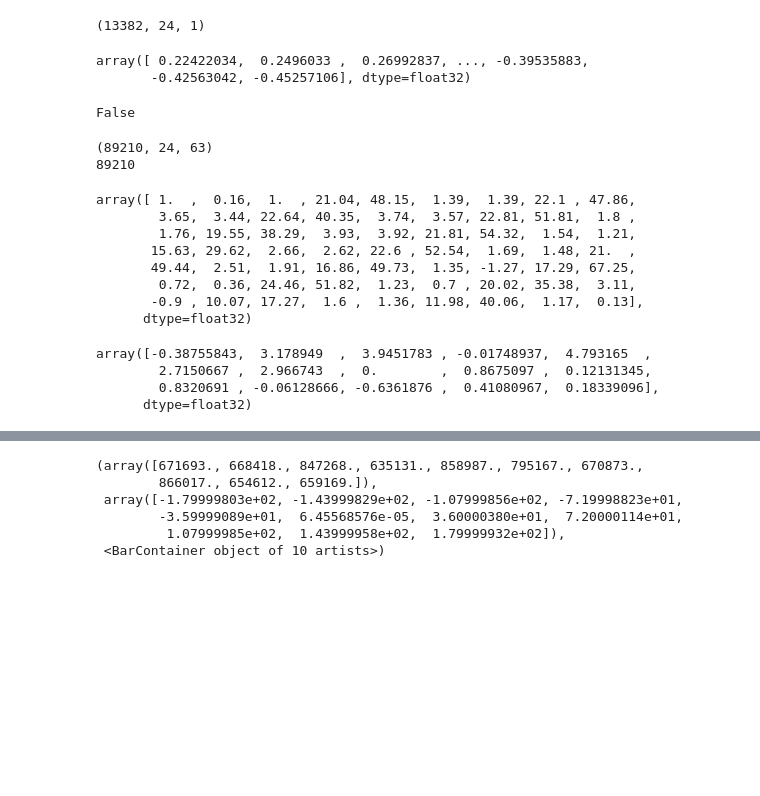
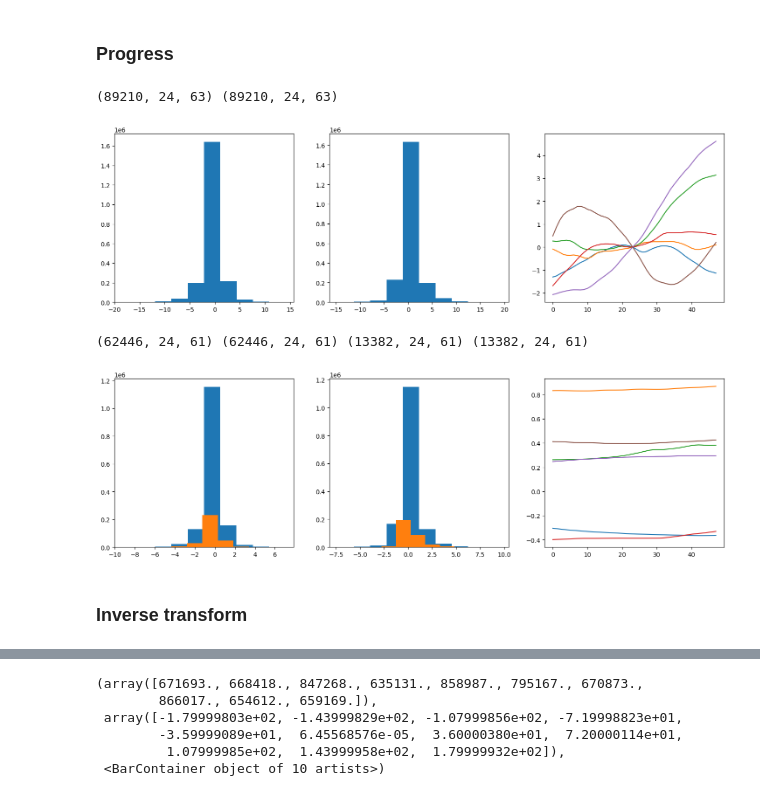
Before and after one commit to arnaud-odet/Time-Series-Library, a Jupyter notebook: sandbox.ipynb, the cells around one changed output, grey strips where cells are left out. Saved outputs shown, nothing was run; the diff lists cells and outputs as text; code cells hidden in the pictures; blank space fills up the shorter version.

```diff
--- a/sandbox.ipynb
+++ b/sandbox.ipynb
@@ -48,35 +27,36 @@ array([ 1.3646619,  1.284041 ,  1.2648414, ..., -1.5220808, -1.5651474,
-# %%
-print(uscds_te.data_y.shape)
-uscds_te.data_y[:,-1,0]
-# %% [output]
-(13382, 24, 1)
-array([ 0.22422034,  0.2496033 ,  0.26992837, ..., -0.39535883,
-       -0.42563042, -0.45257106], dtype=float32)
-# %%
-usc_args.use_action_progress
-# %% [output]
-False
-# %%
-Y_tr_true = np.load('./dataset/USC/seq24_pred24_Y.npy')
-print(Y_tr_true.shape)
-print(uscds_tr.data_y.shape[0] + 2*uscds_te.data_y.shape[0] )
-np.round(Y_tr_true[0,0,:],2)
-# %% [output]
-(89210, 24, 63)
-89210
-array([ 1.  ,  0.16,  1.  , 21.04, 48.15,  1.39,  1.39, 22.1 , 47.86,
-        3.65,  3.44, 22.64, 40.35,  3.74,  3.57, 22.81, 51.81,  1.8 ,
-        1.76, 19.55, 38.29,  3.93,  3.92, 21.81, 54.32,  1.54,  1.21,
-       15.63, 29.62,  2.66,  2.62, 22.6 , 52.54,  1.69,  1.48, 21.  ,
-       49.44,  2.51,  1.91, 16.86, 49.73,  1.35, -1.27, 17.29, 67.25,
-        0.72,  0.36, 24.46, 51.82,  1.23,  0.7 , 20.02, 35.38,  3.11,
-       -0.9 , 10.07, 17.27,  1.6 ,  1.36, 11.98, 40.06,  1.17,  0.13],
-      dtype=float32)
-# %%
-angle_mask = [(i+2)%4 == 0 and i >2 for i in range(Y_tr_true.shape[2])]
-Y_tr_true[0,-1,angle_mask]
-# %% [output]
-array([-0.38755843,  3.178949  ,  3.9451783 , -0.01748937,  4.793165  ,
-        2.7150667 ,  2.966743  ,  0.        ,  0.8675097 ,  0.12131345,
-        0.8320691 , -0.06128666, -0.6361876 ,  0.41080967,  0.18339096],
-      dtype=float32)
+# %% [markdown]
+### Progress
+# %%
+th = 24
+Xs = np.load(f'./dataset/USC/seq{th}_pred{th}_X.npy')
+Ys = np.load(f'./dataset/USC/seq{th}_pred{th}_Y.npy')
+print(Xs.shape, Ys.shape)
+
+fig, axs = plt.subplots(1,3,figsize = (18,5));
+axs[0].hist(Xs[:,:,1].reshape(-1));
+axs[1].hist(Ys[:,:,1].reshape(-1));
+for i in range(6):
+    ind = np.random.randint(Xs.shape[0])
+    axs[2].plot(np.concatenate((Xs[ind,:,1], Ys[ind,:,1])))
+# %% [output]
+(89210, 24, 63) (89210, 24, 63)
+[figure, added]
+# %%
+usc_args.seq_len , usc_args.pred_len = th,th
+train_ds, train_dl = data_provider(args= usc_args, flag = 'train')
+test_ds, test_dl = data_provider(args= usc_args, flag = 'test')
+print(train_ds.data_x.shape, train_ds.data_y.shape, test_ds.data_x.shape, test_ds.data_y.shape)
+fig, axs = plt.subplots(1,3,figsize = (18,5));
+axs[0].hist(train_ds.data_x[:,:,-1].reshape(-1));
+axs[0].hist(test_ds.data_x[:,:,-1].reshape(-1));
+axs[1].hist(train_ds.data_y[:,:,-1].reshape(-1));
+axs[1].hist(test_ds.data_y[:,:,-1].reshape(-1));
+for i in range(3):
+    train_ind, test_ind = np.random.randint(train_ds.__len__()), np.random.randint(test_ds.__len__())
+    axs[2].plot(np.concatenate((train_ds.data_x[train_ind,:,0], train_ds.data_y[train_ind,:,0])))
+    axs[2].plot(np.concatenate((test_ds.data_x[test_ind,:,0], test_ds.data_y[test_ind,:,0])))
+# %% [output]
+(62446, 24, 61) (62446, 24, 61) (13382, 24, 61) (13382, 24, 61)
+[figure, added]
+# %% [markdown]
+### Inverse transform
```
Also changed, not shown: parts of 19 cells of this notebook, 9 other files.
